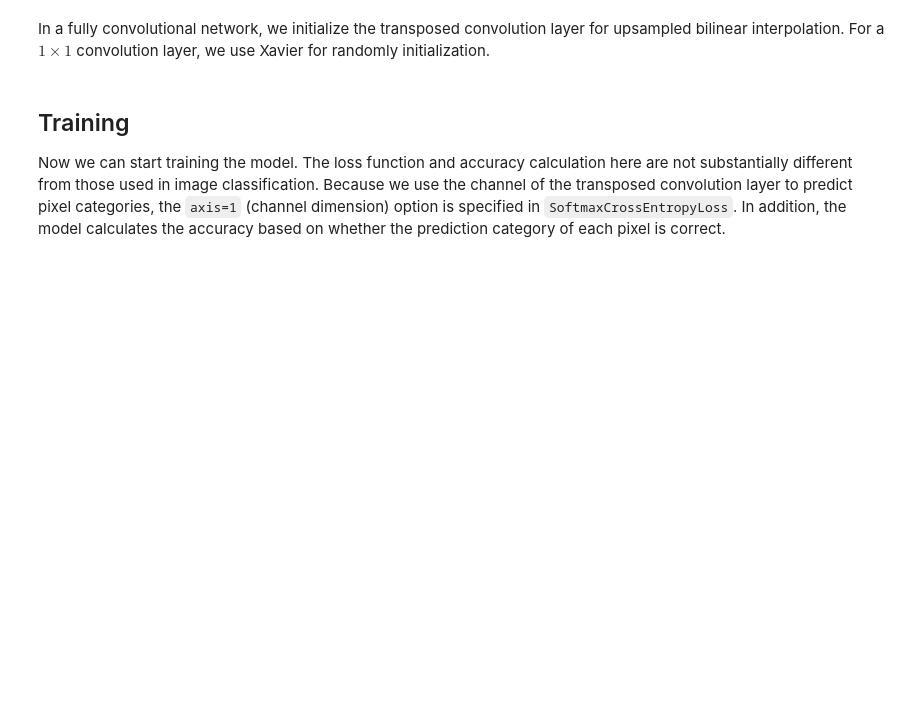
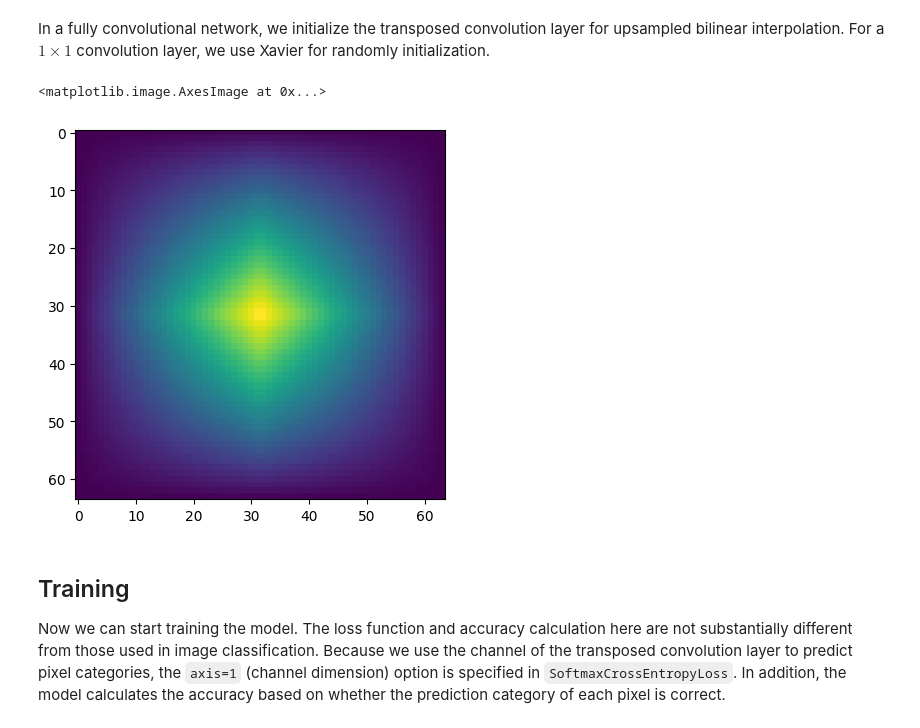
Before and after one commit to SudeepSarkar/sarkar-computer-vision-lectures, a Jupyter notebook: CV_Module_6_3_Semantic_Segmentation_FCN.ipynb, the cells around one changed output. Cells and saved outputs as stored; diff of their text form; code cells hidden in the pictures; blank space fills up the shorter version.

```diff
--- a/CV_Module_6_3_Semantic_Segmentation_FCN.ipynb
+++ b/CV_Module_6_3_Semantic_Segmentation_FCN.ipynb
@@ -502,7 +535,12 @@ display_image_in_actual_size(out_img)
 In a fully convolutional network, we initialize the transposed convolution layer for upsampled bilinear interpolation. For a $1\times 1$ convolution layer, we use Xavier for randomly initialization.
 # %%
 W = bilinear_kernel(num_classes, num_classes, 64)
+#W = torch.rand(num_classes, num_classes, 64, 64)
 net.transpose_conv.weight.data.copy_(W);
+plt.imshow(W[1,1,:,:])
+# %% [output]
+<matplotlib.image.AxesImage at 0x...>
+[figure, added]
 # %% [markdown]
 ## Training
 
```
Also changed, not shown: parts of 8 cells of this notebook.
